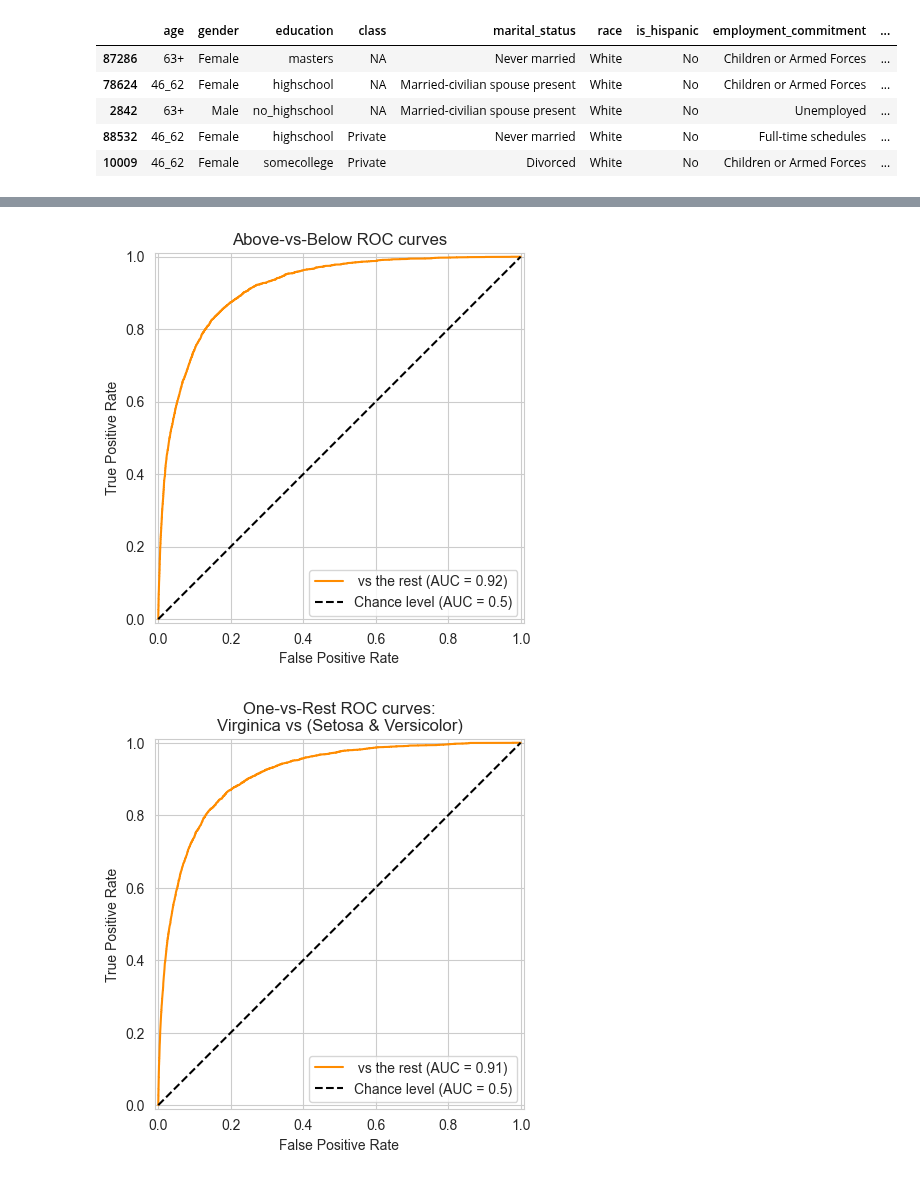
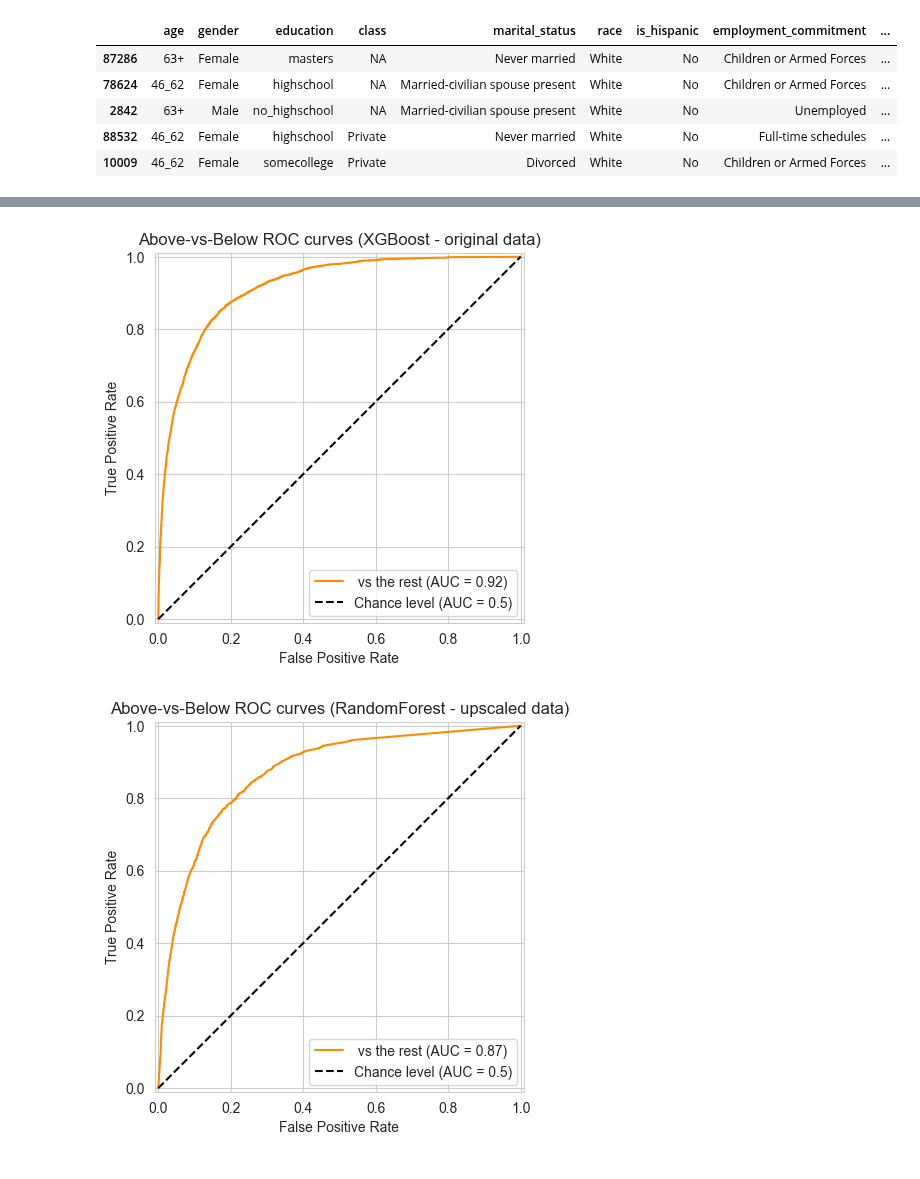
Before and after one commit to hanksnowdon/DataMiningProject, a Jupyter notebook: notebooks/03_ML_training_validation_test.ipynb, the cells around one changed output, grey strips where cells are left out. Drawn from its saved outputs; the diff is of its cells as text; code cells hidden in the pictures.

```diff
--- a/notebooks/03_ML_training_validation_test.ipynb
+++ b/notebooks/03_ML_training_validation_test.ipynb
@@ -229,6 +296,7 @@ X_train_up = data_upsample.drop('Y', axis=1)
 y_train_up = data_upsample.Y
 # %%
 X_train_up_pr = preprocessor.fit_transform(X_train_up)
+X_tst_up_pr = preprocessor.transform(X_test)
 # %%
 from sklearn.linear_model import LogisticRegression
 lrg = LogisticRegression
@@ -246,6 +327,6 @@ Test accuracy of best grid search hypers: 0.8463577329151389
 # %%
 from sklearn.ensemble import RandomForestClassifier
 rfc = RandomForestClassifier
-parameters = {}
-best_rfc_up = dmp_first_classifier(rfc, X_train_up_pr, y_train_up, X_tst_pr, y_test, parameters)
+parameters = {'n_estimators':[100,50], 'min_samples_leaf':[1,5,10,20]}
+best_rfc_up = dmp_first_classifier(rfc, X_train_up_pr, y_train_up, X_tst_up_pr, y_test, parameters)
 # %% [output]
@@ -340,24 +447,24 @@ display = RocCurveDisplay.from_predictions(
 _ = display.ax_.set(
     xlabel="False Positive Rate",
     ylabel="True Positive Rate",
-    title="Above-vs-Below ROC curves",
+    title="Above-vs-Below ROC curves (XGBoost - original data)",
 )
 # %% [output]
-[figure, old version]
+[figure, new version]
 # %%
-y_score_up = best_xgbc_up.predict_proba(X_tst_pr)
+y_score_up = best_rfc_up.predict_proba(X_tst_pr)
 # %%
 display = RocCurveDisplay.from_predictions(
     y_test[:],
     y_score_up[:,1],
     name=f" vs the rest",
     color="darkorange",
     plot_chance_level=True,
 )
 _ = display.ax_.set(
     xlabel="False Positive Rate",
     ylabel="True Positive Rate",
-    title="One-vs-Rest ROC curves:\nVirginica vs (Setosa & Versicolor)",
+    title="Above-vs-Below ROC curves (RandomForest - upscaled data)",
 )
 # %% [output]
-[figure, old version]
+[figure, new version]
```
Also changed, not shown: parts of 37 cells of this notebook, 3 other files.
